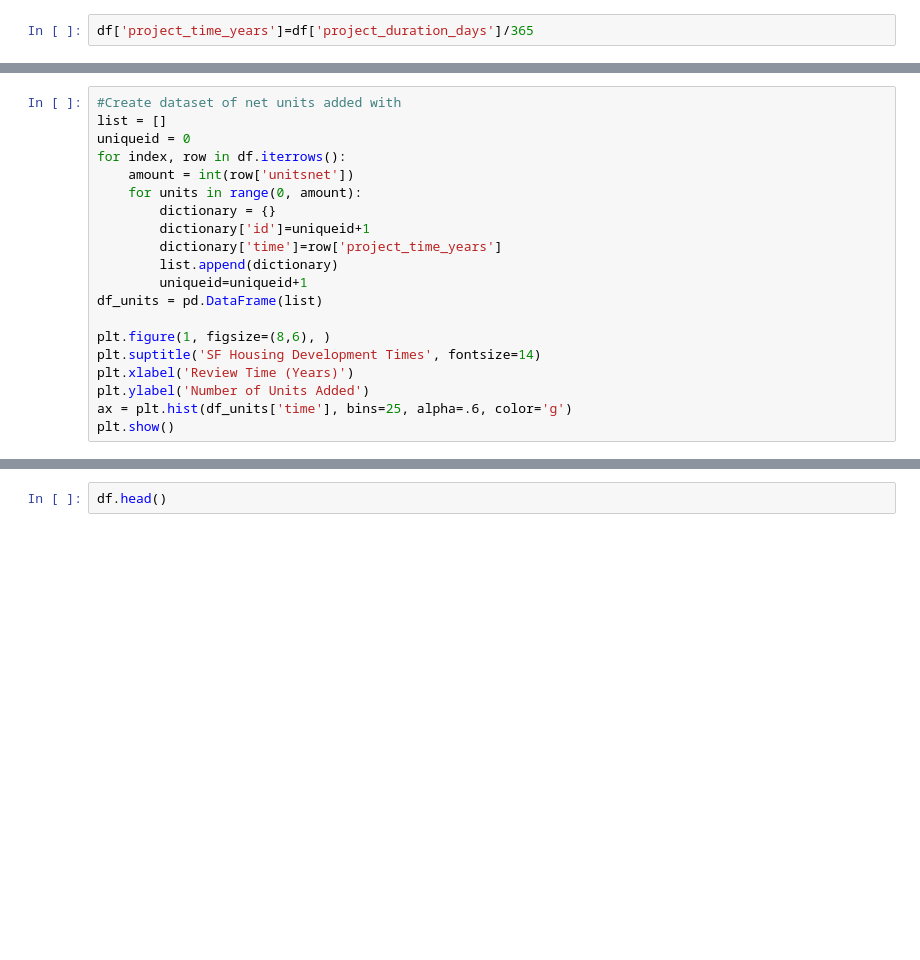
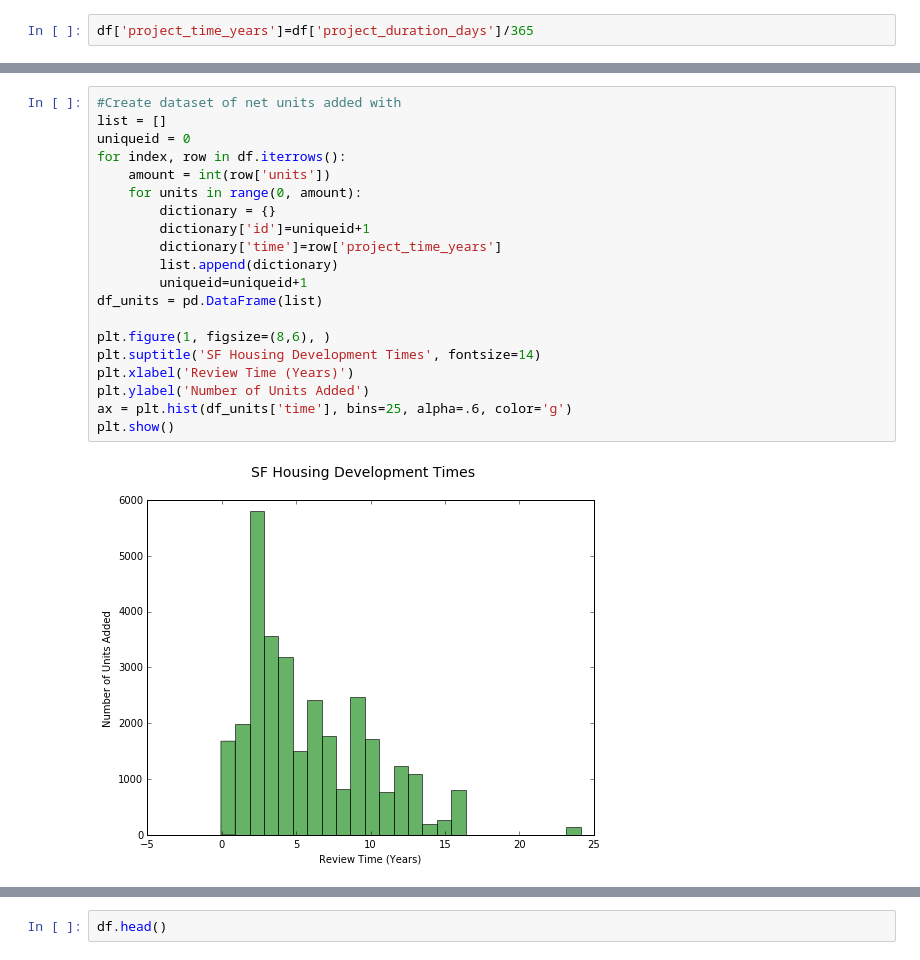
Before and after one commit to sfbrigade/datasci-housing-pipeline, a Jupyter notebook: analysis/average_project_length/brian/Summary_Analysis.ipynb, the cells around one changed output, grey strips where cells are left out. Saved outputs shown, nothing was run; the diff lists cells and outputs as text; blank space fills up the shorter version.

```diff
--- a/analysis/average_project_length/brian/Summary_Analysis.ipynb
+++ b/analysis/average_project_length/brian/Summary_Analysis.ipynb
@@ -76,21 +76,23 @@ plt.show()
 # %%
 #Create dataset of net units added with
 list = []
 uniqueid = 0
 for index, row in df.iterrows():
-    amount = int(row['unitsnet'])
+    amount = int(row['units'])
     for units in range(0, amount):
         dictionary = {}
         dictionary['id']=uniqueid+1
         dictionary['time']=row['project_time_years']
         list.append(dictionary)
         uniqueid=uniqueid+1
 df_units = pd.DataFrame(list)
 
 plt.figure(1, figsize=(8,6), )
 plt.suptitle('SF Housing Development Times', fontsize=14)
 plt.xlabel('Review Time (Years)')
 plt.ylabel('Number of Units Added')
 ax = plt.hist(df_units['time'], bins=25, alpha=.6, color='g')
 plt.show()
+# %% [output]
+[figure, added]
 # %%
```
Also changed, not shown: parts of 8 cells of this notebook, 9 other files.
